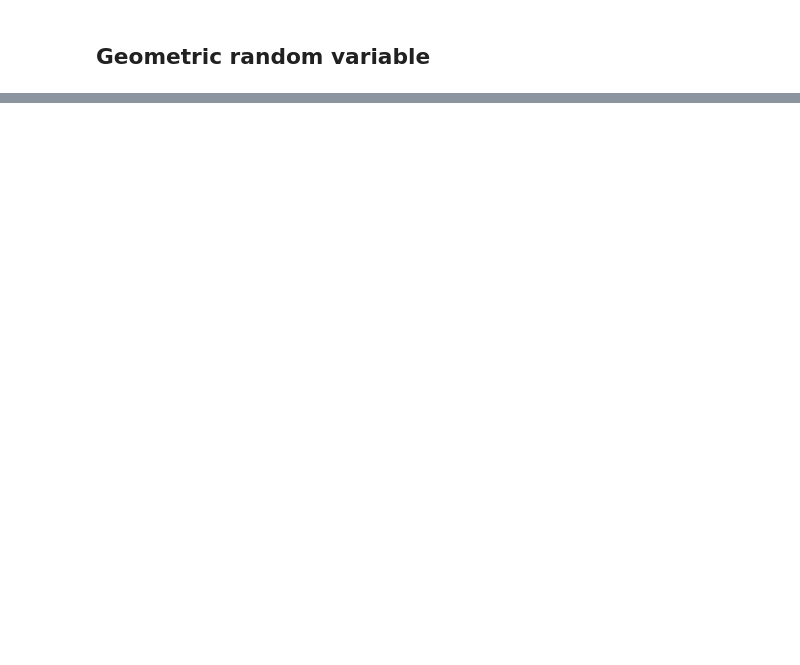
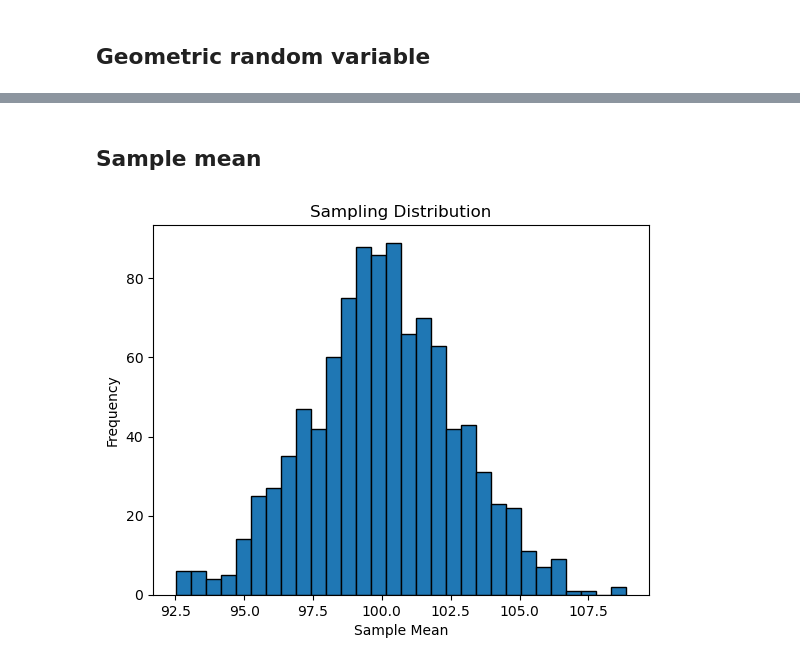
Before and after one commit to benoitTerral/statitics_cheat_sheet, a Jupyter notebook: basics.ipynb, the cells around one changed output, grey strips where cells are left out. Cells and saved outputs as stored; diff of their text form; code cells hidden in the pictures; blank space fills up the shorter version.

```diff
--- a/basics.ipynb
+++ b/basics.ipynb
@@ -480,0 +544,35 @@ plt.show()
+# %% [markdown]
+## Sample mean
+# %%
+import numpy as np
+import matplotlib.pyplot as plt
+from scipy.stats import norm
+
+# Population parameters
+population_mean = 100
+population_std = 15
+
+# Sample parameters
+sample_size = 30
+num_samples = 1000
+
+# Create an empty array to store sample means
+sample_means = np.zeros(num_samples)
+
+# Generate the sampling distribution
+for i in range(num_samples):
+    # Generate a random sample from the population
+    sample = np.random.normal(population_mean, population_std, sample_size)
+    # Calculate the sample mean
+    sample_mean = np.mean(sample)
+    # Store the sample mean in the array
+    sample_means[i] = sample_mean
+
+# Plot the sampling distribution
+plt.hist(sample_means, bins=30, edgecolor='black')
+plt.xlabel('Sample Mean')
+plt.ylabel('Frequency')
+plt.title('Sampling Distribution')
+plt.show()
+# %% [output]
+[figure, added]
```
Also changed, not shown: parts of 14 cells of this notebook, 1 other file.
